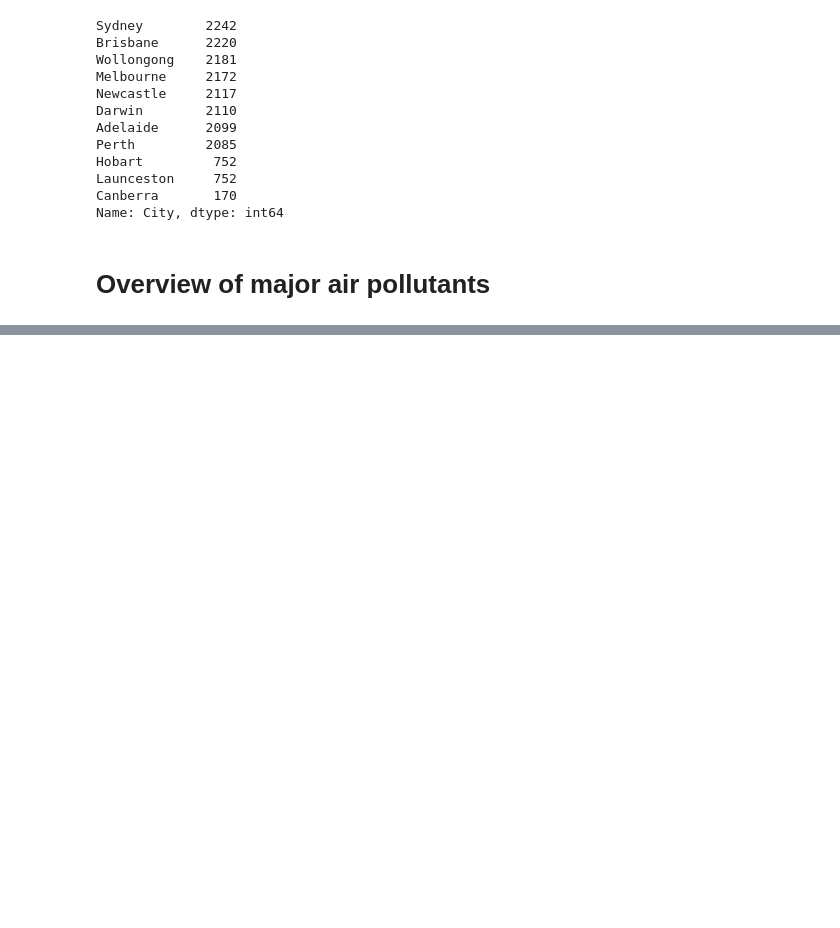
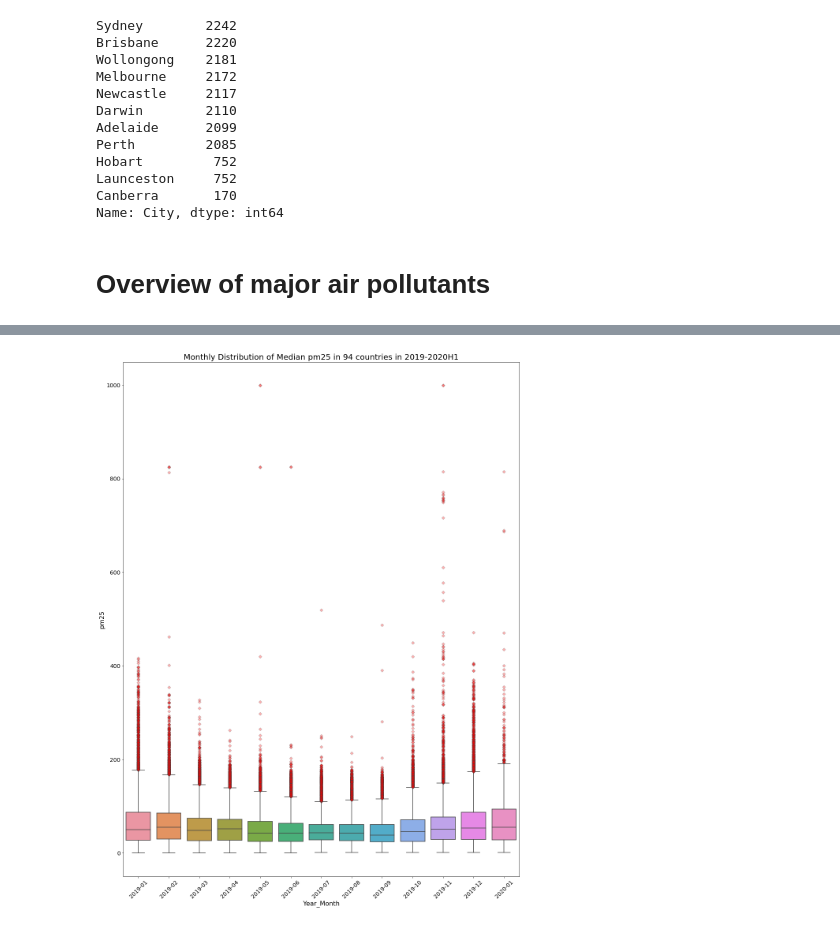
Before and after one commit to firdausmehta/COVID19-Global-Air-Quality, a Jupyter notebook: Clean_Data_Firdaus.ipynb, the cells around one changed output, grey strips where cells are left out. Drawn from its saved outputs; the diff is of its cells as text; code cells hidden in the pictures; blank space fills up the shorter version.

Commit message:
Overview of major air pollutants

```diff
--- a/Clean_Data_Firdaus.ipynb
+++ b/Clean_Data_Firdaus.ipynb
@@ -220,0 +230,5 @@ Name: City, dtype: int64
+# %%
+# Transpose the clean_airdf so that the species will become the columns.
+clean_airdf_transposed = clean_airdf.pivot_table(
+    index=["Date", "Country", "City"], columns="Specie", values="median").copy()
+clean_airdf_transposed.reset_index(inplace=True)
@@ -220,0 +244,4 @@ Name: City, dtype: int64
+# %%
+# Create a new column that captures month of each year
+clean_airdf_transposed['year_month'] = clean_airdf_transposed["Date"].dt.to_period("M")
+clean_airdf_transposed.head()
@@ -220,0 +255,22 @@ Name: City, dtype: int64
+# %%
+# Define a function to draw boxplots showing monthly distribution of median values of different air pollutants across 2019 and 2020H1
+def specie_boxplot(specie):
+    fig, ax = plt.subplots(figsize=(18, 24))
+
+    red_diamond = dict(markerfacecolor='r', marker='D', alpha=0.3)
+    sns.boxplot(data=clean_airdf_transposed, x='year_month',
+                y=specie, flierprops=red_diamond)
+
+    plt.xlabel("Year_Month", fontsize=16)
+    plt.ylabel(specie, fontsize=16)
+
+    plt.xticks(fontsize=14, rotation=45)
+    plt.yticks(fontsize=14)
+
+    plt.title(
+        f"Monthly Distribution of Median {specie} in 94 countries in 2019-2020H1", fontsize=20)
+    plt.savefig(f"images/boxplot_{specie}.png")
+# %%
+specie_boxplot("pm25")
+# %% [output]
+[figure, added]
```
Also changed, not shown: parts of 9 cells of this notebook, 6 other files.
